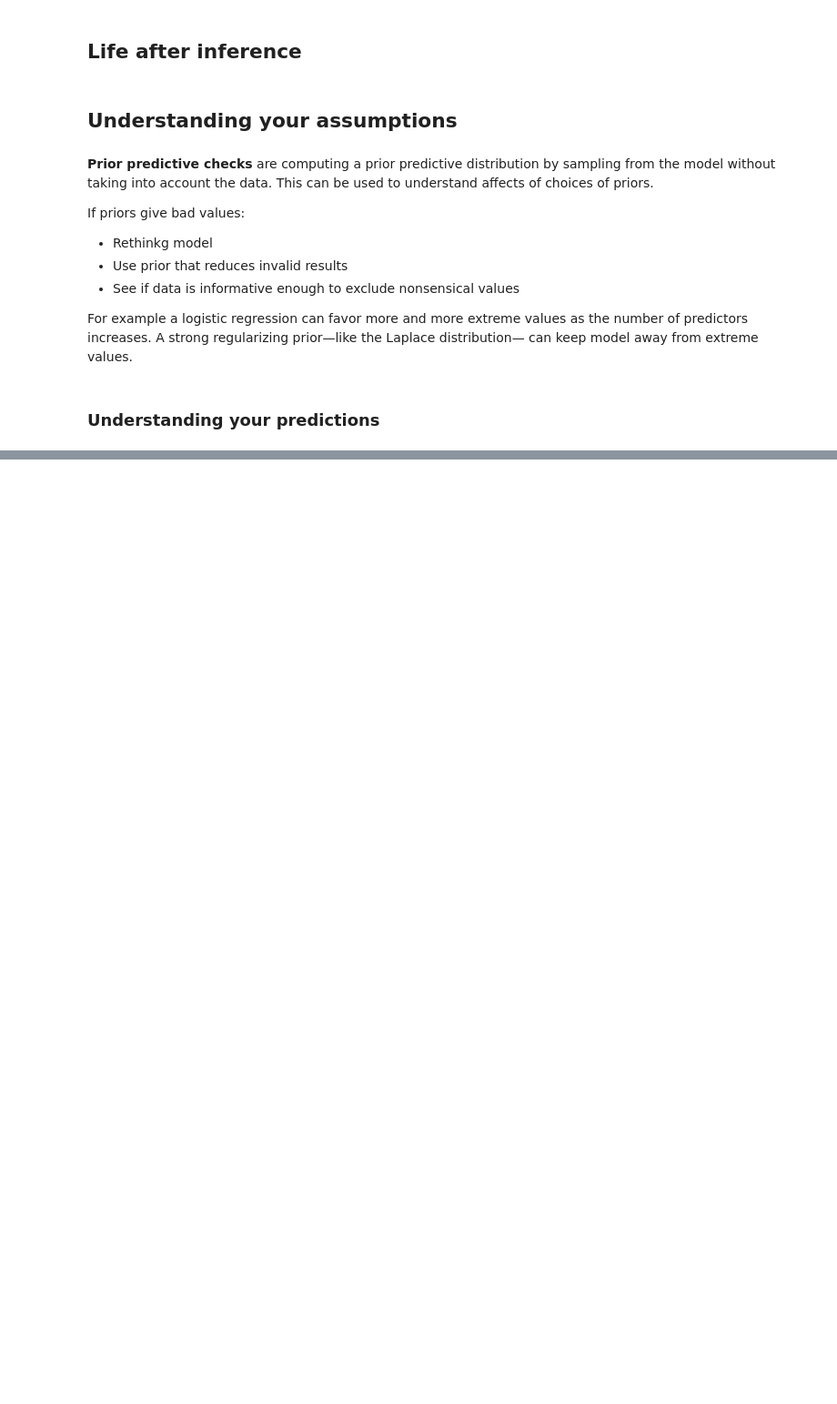
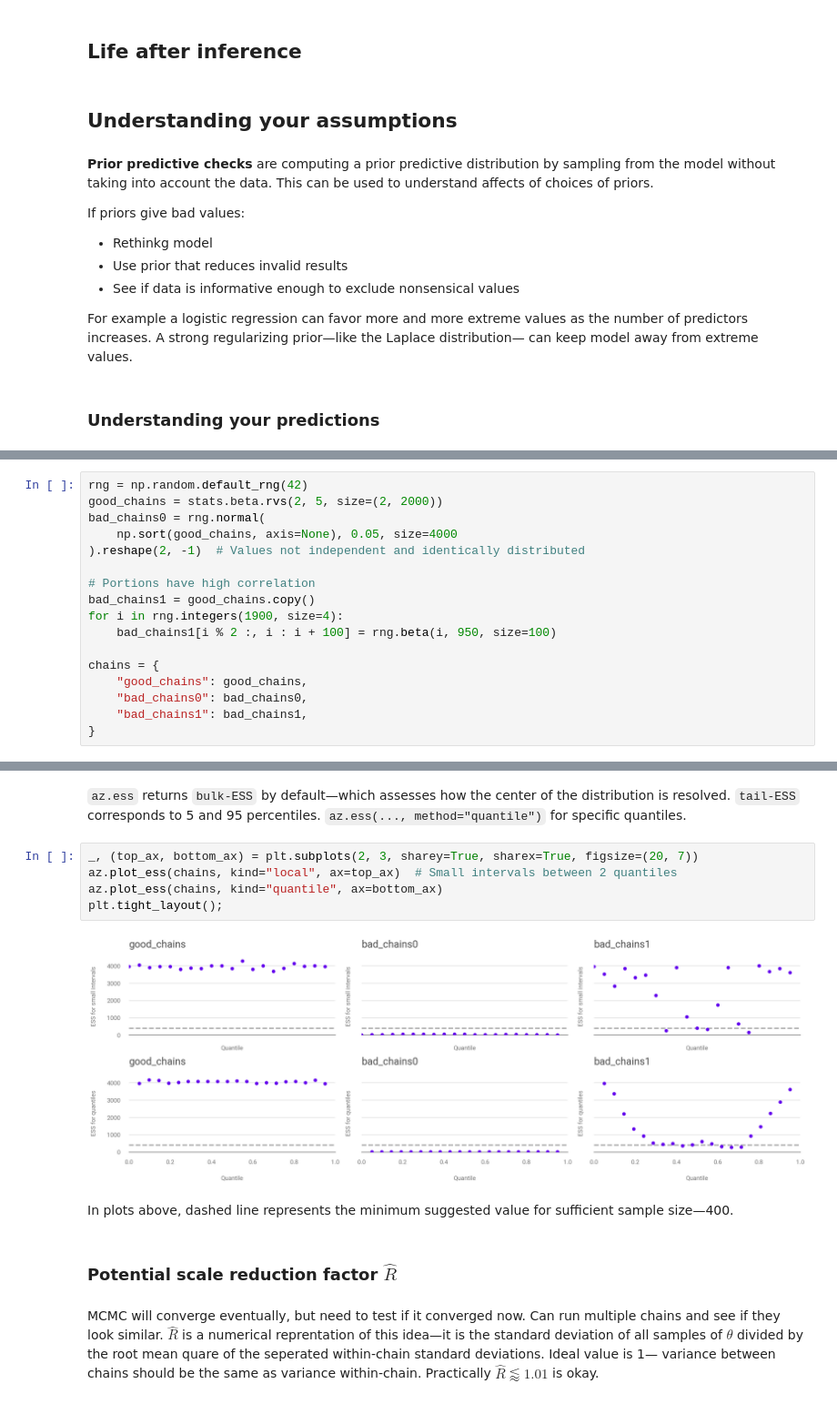
Before and after one commit to paw-lu/bayesian-modeling-computation-python, a Jupyter notebook: notebooks/2_exploratory_analysis_of_bayesian_models.ipynb, the cells around one changed output, grey strips where cells are left out. Shown at 91% size. Drawn from its saved outputs; the diff is of its cells as text; blank space fills up the shorter version.

```diff
--- a/notebooks/2_exploratory_analysis_of_bayesian_models.ipynb
+++ b/notebooks/2_exploratory_analysis_of_bayesian_models.ipynb
@@ -61,0 +80,17 @@ Arviz funcitons for plots:
+# %%
+rng = np.random.default_rng(42)
+good_chains = stats.beta.rvs(2, 5, size=(2, 2000))
+bad_chains0 = rng.normal(
+    np.sort(good_chains, axis=None), 0.05, size=4000
+).reshape(2, -1)  # Values not independent and identically distributed
+
+# Portions have high correlation
+bad_chains1 = good_chains.copy()
+for i in rng.integers(1900, size=4):
+    bad_chains1[i % 2 :, i : i + 100] = rng.beta(i, 950, size=100)
+
+chains = {
+    "good_chains": good_chains,
+    "bad_chains0": bad_chains0,
+    "bad_chains1": bad_chains1,
+}
@@ -61,0 +120,34 @@ Arviz funcitons for plots:
+# %% [markdown]
+`az.ess` returns `bulk-ESS` by default—which
+assesses how the center of the distribution
+is resolved.
+`tail-ESS` corresponds to
+5 and 95 percentiles.
+`az.ess(..., method="quantile")`
+for specific quantiles.
+# %%
+_, (top_ax, bottom_ax) = plt.subplots(2, 3, sharey=True, sharex=True, figsize=(20, 7))
+az.plot_ess(chains, kind="local", ax=top_ax)  # Small intervals between 2 quantiles
+az.plot_ess(chains, kind="quantile", ax=bottom_ax)
+plt.tight_layout();
+# %% [output]
+[figure, added]
+# %% [markdown]
+In plots above,
+dashed line represents
+the minimum suggested value for sufficient sample size—400.
+# %% [markdown]
+### Potential scale reduction factor $\hat R$
+# %% [markdown]
+MCMC will converge eventually,
+but need to test if it converged now.
+Can run multiple chains
+and see if they look similar.
+**$\hat R$**
+is a numerical reprentation of this idea—it
+is the standard deviation of all samples of $\theta$
+divided by the root mean quare of the seperated within-chain standard deviations.
+Ideal value is 1—
+variance between chains should be the same
+as variance within-chain.
+Practically $\hat R \lessapprox 1.01$  is okay.
```
Also changed, not shown: parts of 15 cells of this notebook, 1 other file.
